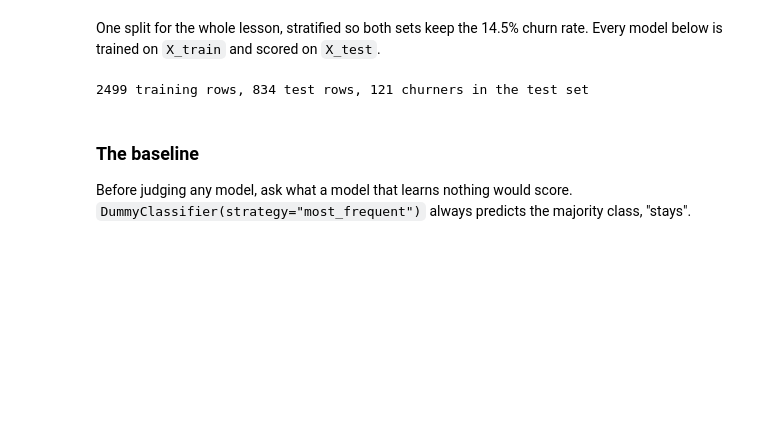
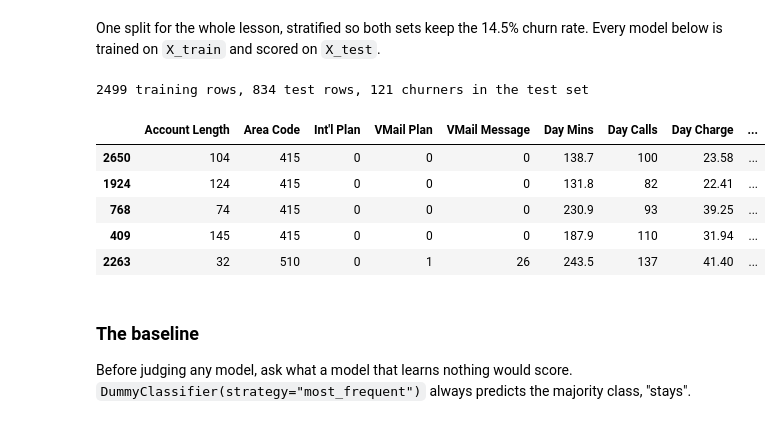
Before and after one commit to dsml-bootcamp-1/nbs-4-master, a Jupyter notebook: s-409/6. Machine Learning III.ipynb, the cells around one changed output. Saved outputs shown, nothing was run; the diff lists cells and outputs as text; code cells hidden in the pictures; blank space fills up the shorter version.

```diff
--- a/s-409/6. Machine Learning III.ipynb
+++ b/s-409/6. Machine Learning III.ipynb
@@ -138,6 +138,15 @@ X_train, X_test, y_train, y_test = train_test_split(X, y, test_size=0.25, strati
 print(len(X_train), "training rows,", len(X_test), "test rows,", y_test.sum(), "churners in the test set")
 # %% [output]
 2499 training rows, 834 test rows, 121 churners in the test set
+# %%
+X_train.head()
+# %% [output]
+|  | Account Length | Area Code | Int'l Plan | VMail Plan | VMail Message | Day Mins | Day Calls | Day Charge | ... |
+| 2650 | 104 | 415 | 0 | 0 | 0 | 138.7 | 100 | 23.58 | ... |
+| 1924 | 124 | 415 | 0 | 0 | 0 | 131.8 | 82 | 22.41 | ... |
+| 768 | 74 | 415 | 0 | 0 | 0 | 230.9 | 93 | 39.25 | ... |
+| 409 | 145 | 415 | 0 | 0 | 0 | 187.9 | 110 | 31.94 | ... |
+| 2263 | 32 | 510 | 0 | 1 | 26 | 243.5 | 137 | 41.40 | ... |
 # %% [markdown]
 ### The baseline
 
```
Also changed, not shown: parts of 13 cells of this notebook, 11 other files.
